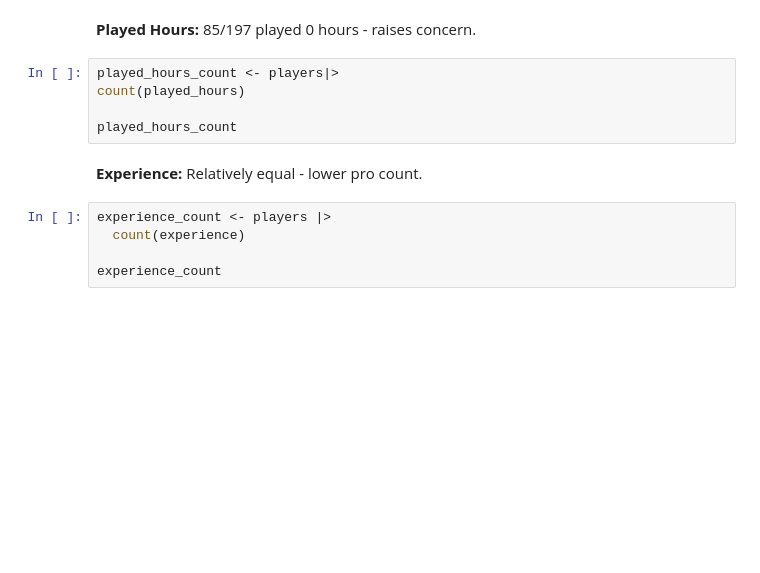
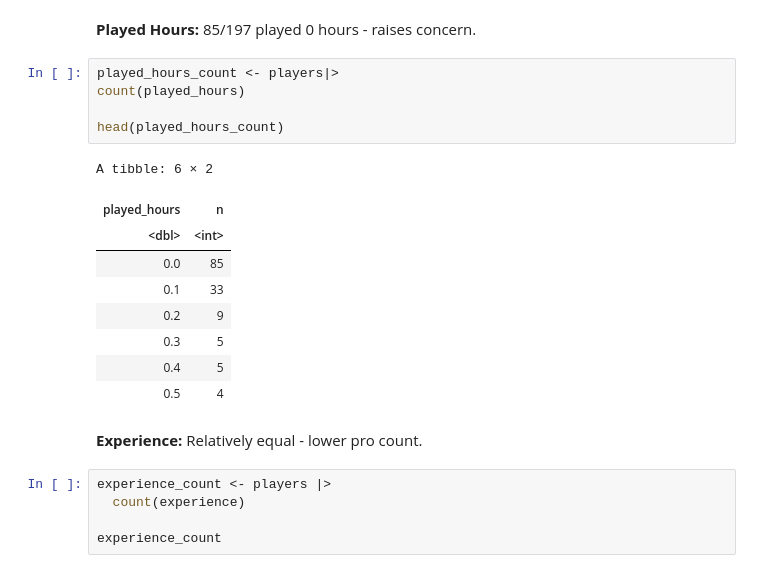
Before and after one commit to sabineelsaadany/Individual_Project_Planning, a Jupyter notebook: final_individual_project_planning.ipynb, the cells around one changed output. Saved outputs shown, nothing was run; the diff lists cells and outputs as text; blank space fills up the shorter version.

```diff
--- a/final_individual_project_planning.ipynb
+++ b/final_individual_project_planning.ipynb
@@ -57,8 +110,18 @@ subscribe_count
 # %%
 played_hours_count <- players|>
 count(played_hours)
 
-played_hours_count
+head(played_hours_count)
+# %% [output]
+A tibble: 6 × 2
+| played_hours | n |
+| <dbl> | <int> |
+| 0.0 | 85 |
+| 0.1 | 33 |
+| 0.2 | 9 |
+| 0.3 | 5 |
+| 0.4 | 5 |
+| 0.5 | 4 |
 # %% [markdown]
 **Experience:** Relatively equal - lower pro count.
 # %%
```
Also changed, not shown: parts of 64 cells of this notebook.
